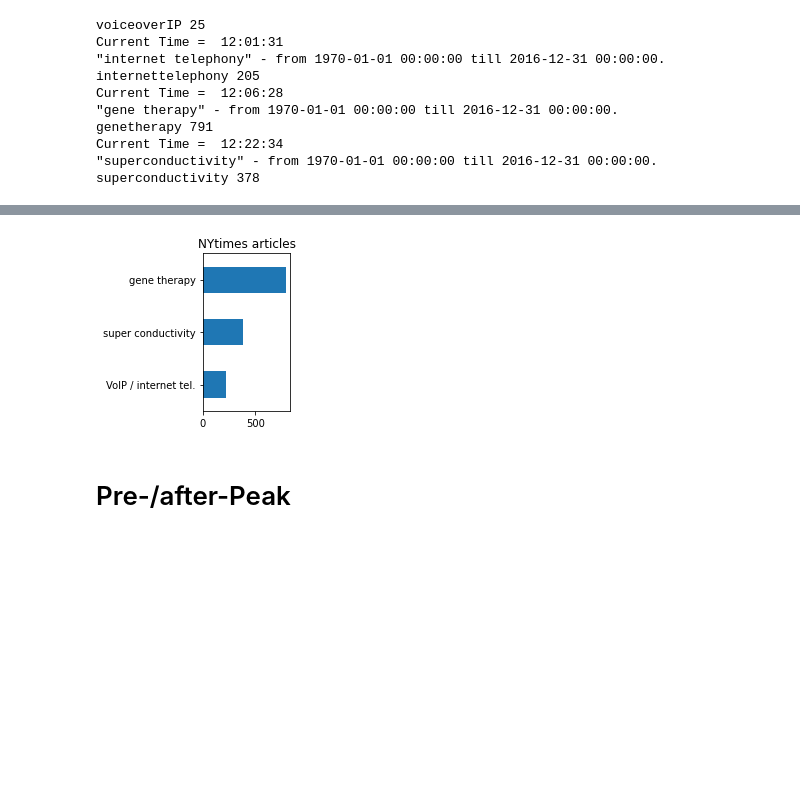
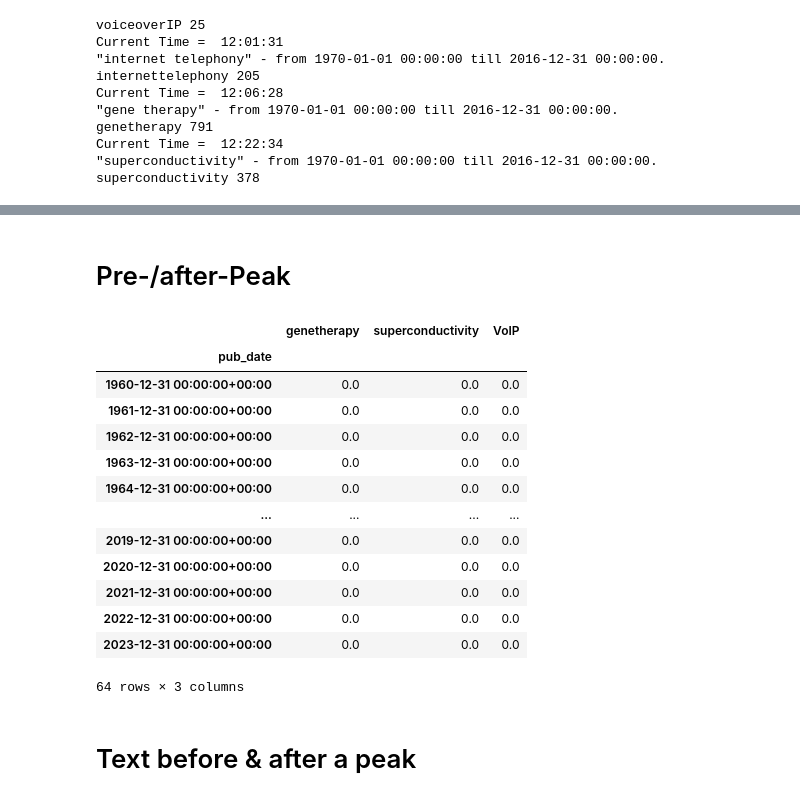
Before and after one commit to Klapperhorn/NYTimes_hist, a Jupyter notebook: NYtimes_SocExp.ipynb, the cells around one changed output, grey strips where cells are left out. Saved outputs shown, nothing was run; the diff lists cells and outputs as text; code cells hidden in the pictures; blank space fills up the shorter version.

```diff
--- a/NYtimes_SocExp.ipynb
+++ b/NYtimes_SocExp.ipynb
@@ -111,10 +117,23 @@ plt.savefig(myL.Heute()+FileName+'hist_Y2.pdf')
-# %%
-comp.sum().sort_values().plot.barh(title="NYtimes articles", figsize=(3, 3))
-plt.tight_layout(pad=1.28, h_pad=None, w_pad=None, rect=None)
-plt.savefig(myL.Heute()+FileName+'barH.pdf')
-# %% [output]
-[figure, removed]
 # %% [markdown]
 # Pre-/after-Peak
+# %%
+comp
+# %% [output]
+|  | genetherapy | superconductivity | VoIP |
+| pub_date |  |  |  |
+| 1960-12-31 00:00:00+00:00 | 0.0 | 0.0 | 0.0 |
+| 1961-12-31 00:00:00+00:00 | 0.0 | 0.0 | 0.0 |
+| 1962-12-31 00:00:00+00:00 | 0.0 | 0.0 | 0.0 |
+| 1963-12-31 00:00:00+00:00 | 0.0 | 0.0 | 0.0 |
+| 1964-12-31 00:00:00+00:00 | 0.0 | 0.0 | 0.0 |
+| ... | ... | ... | ... |
+| 2019-12-31 00:00:00+00:00 | 0.0 | 0.0 | 0.0 |
+| 2020-12-31 00:00:00+00:00 | 0.0 | 0.0 | 0.0 |
+| 2021-12-31 00:00:00+00:00 | 0.0 | 0.0 | 0.0 |
+| 2022-12-31 00:00:00+00:00 | 0.0 | 0.0 | 0.0 |
+| 2023-12-31 00:00:00+00:00 | 0.0 | 0.0 | 0.0 |
+64 rows × 3 columns
+# %% [markdown]
+# Text before & after a peak
 # %%
 Timespots=["2000","2006","2010"]
```
Also changed, not shown: parts of 13 cells of this notebook.
